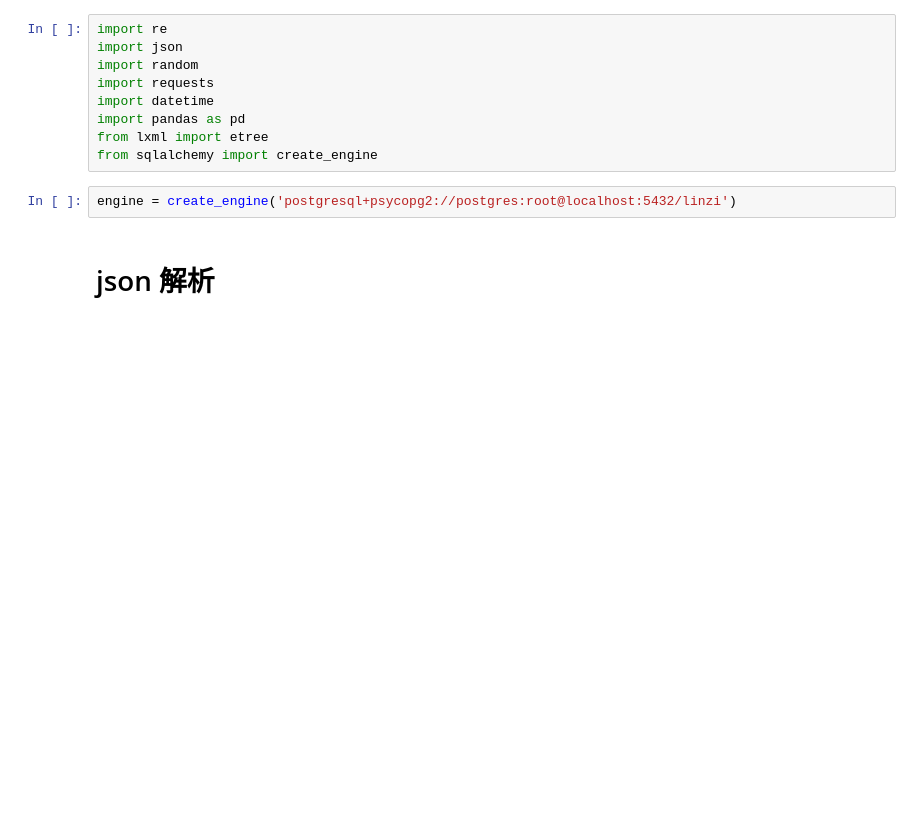
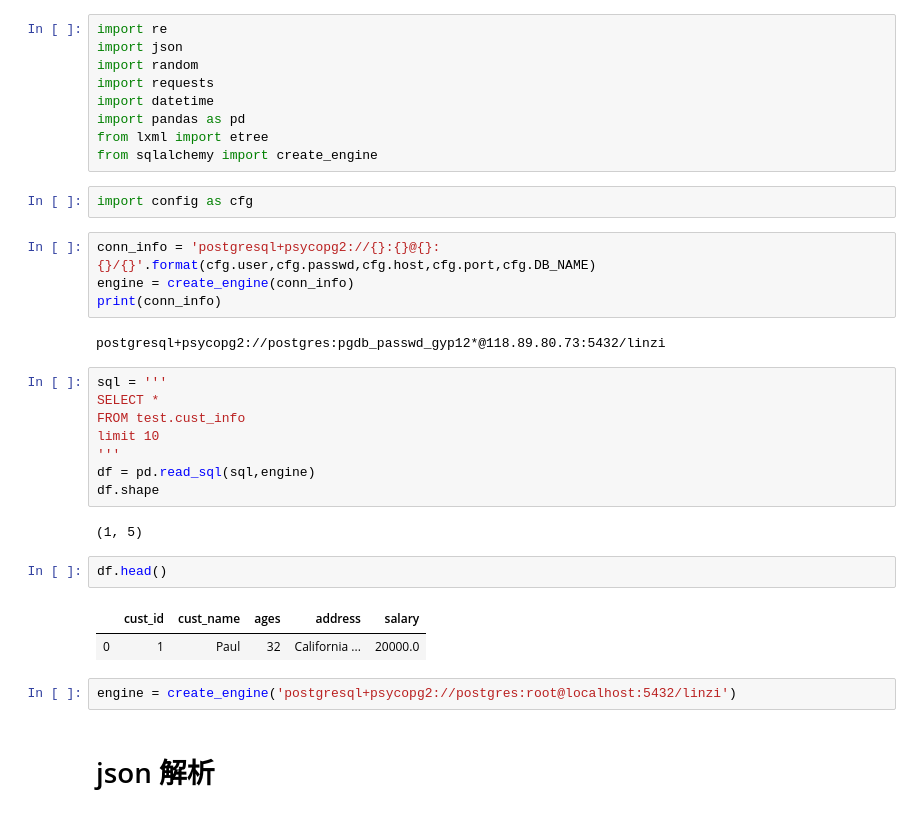
Before and after one commit to gengyp/jiake_game_diff, a Jupyter notebook: else/one_page_analyze.ipynb, the cells around one changed output. Cells and saved outputs as stored; diff of their text form; blank space fills up the shorter version.

```diff
--- a/else/one_page_analyze.ipynb
+++ b/else/one_page_analyze.ipynb
@@ -7,6 +7,29 @@ import datetime
 import pandas as pd
 from lxml import etree
 from sqlalchemy import create_engine
+# %%
+import config as cfg
+# %%
+conn_info = 'postgresql+psycopg2://{}:{}@{}:{}/{}'.format(cfg.user,cfg.passwd,cfg.host,cfg.port,cfg.DB_NAME)
+engine = create_engine(conn_info)
+print(conn_info)
+# %% [output]
+postgresql+psycopg2://postgres:pgdb_passwd_gyp12*@118.89.80.73:5432/linzi
+# %%
+sql = '''
+SELECT *
+FROM test.cust_info
+limit 10
+'''
+df = pd.read_sql(sql,engine)
+df.shape
+# %% [output]
+(1, 5)
+# %%
+df.head()
+# %% [output]
+|  | cust_id | cust_name | ages | address | salary |
+| 0 | 1 | Paul | 32 | California ... | 20000.0 |
 # %%
 engine = create_engine('postgresql+psycopg2://postgres:root@localhost:5432/linzi')
 # %% [markdown]
```
Also changed, not shown: parts of 2 cells of this notebook, 12 other files.
